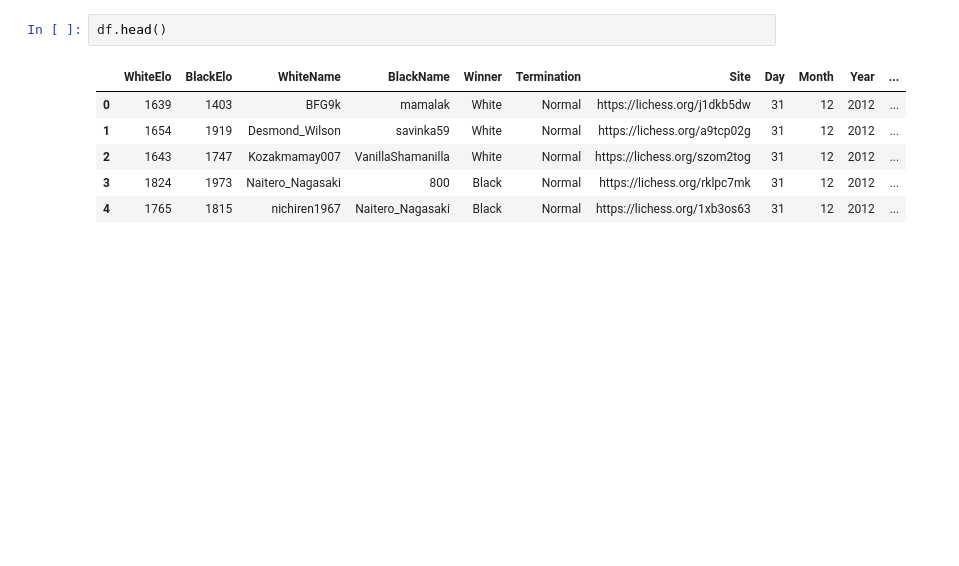
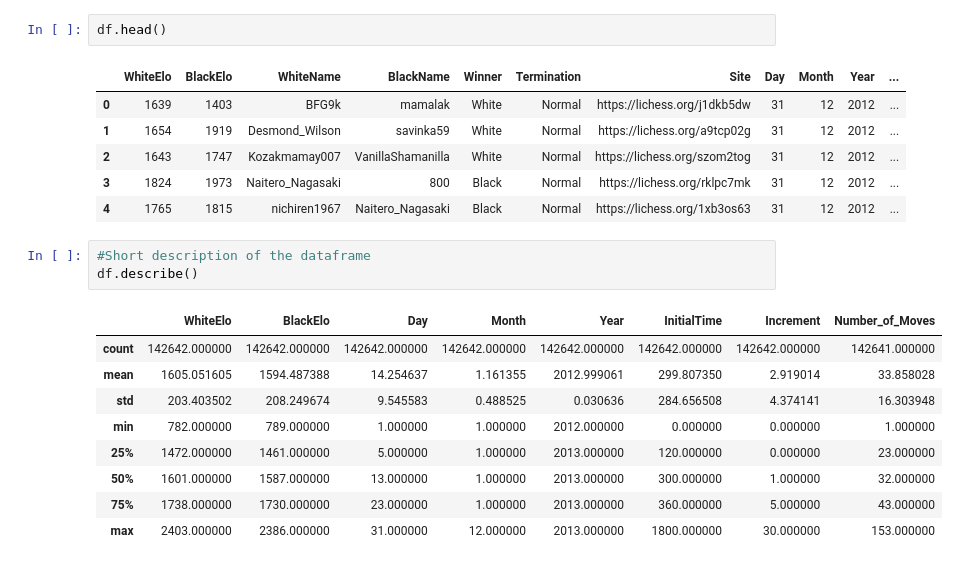
Before and after one commit to otavioml/Chess-Data-Analysis, a Jupyter notebook: Chess_Data_Analysis.ipynb, the cells around one changed output. Drawn from its saved outputs; the diff is of its cells as text; blank space fills up the shorter version.

```diff
--- a/Chess_Data_Analysis.ipynb
+++ b/Chess_Data_Analysis.ipynb
@@ -24,3 +23,16 @@ df.head()
 | 2 | 1643 | 1747 | Kozakmamay007 | VanillaShamanilla | White | Normal | https://lichess.org/szom2tog | 31 | 12 | 2012 | ... |
 | 3 | 1824 | 1973 | Naitero_Nagasaki | 800 | Black | Normal | https://lichess.org/rklpc7mk | 31 | 12 | 2012 | ... |
 | 4 | 1765 | 1815 | nichiren1967 | Naitero_Nagasaki | Black | Normal | https://lichess.org/1xb3os63 | 31 | 12 | 2012 | ... |
+# %%
+#Short description of the dataframe
+df.describe()
+# %% [output]
+|  | WhiteElo | BlackElo | Day | Month | Year | InitialTime | Increment | Number_of_Moves |
+| count | 142642.000000 | 142642.000000 | 142642.000000 | 142642.000000 | 142642.000000 | 142642.000000 | 142642.000000 | 142641.000000 |
+| mean | 1605.051605 | 1594.487388 | 14.254637 | 1.161355 | 2012.999061 | 299.807350 | 2.919014 | 33.858028 |
+| std | 203.403502 | 208.249674 | 9.545583 | 0.488525 | 0.030636 | 284.656508 | 4.374141 | 16.303948 |
+| min | 782.000000 | 789.000000 | 1.000000 | 1.000000 | 2012.000000 | 0.000000 | 0.000000 | 1.000000 |
+| 25% | 1472.000000 | 1461.000000 | 5.000000 | 1.000000 | 2013.000000 | 120.000000 | 0.000000 | 23.000000 |
+| 50% | 1601.000000 | 1587.000000 | 13.000000 | 1.000000 | 2013.000000 | 300.000000 | 1.000000 | 32.000000 |
+| 75% | 1738.000000 | 1730.000000 | 23.000000 | 1.000000 | 2013.000000 | 360.000000 | 5.000000 | 43.000000 |
+| max | 2403.000000 | 2386.000000 | 31.000000 | 12.000000 | 2013.000000 | 1800.000000 | 30.000000 | 153.000000 |
```
Also changed, not shown: parts of 4 cells of this notebook.
